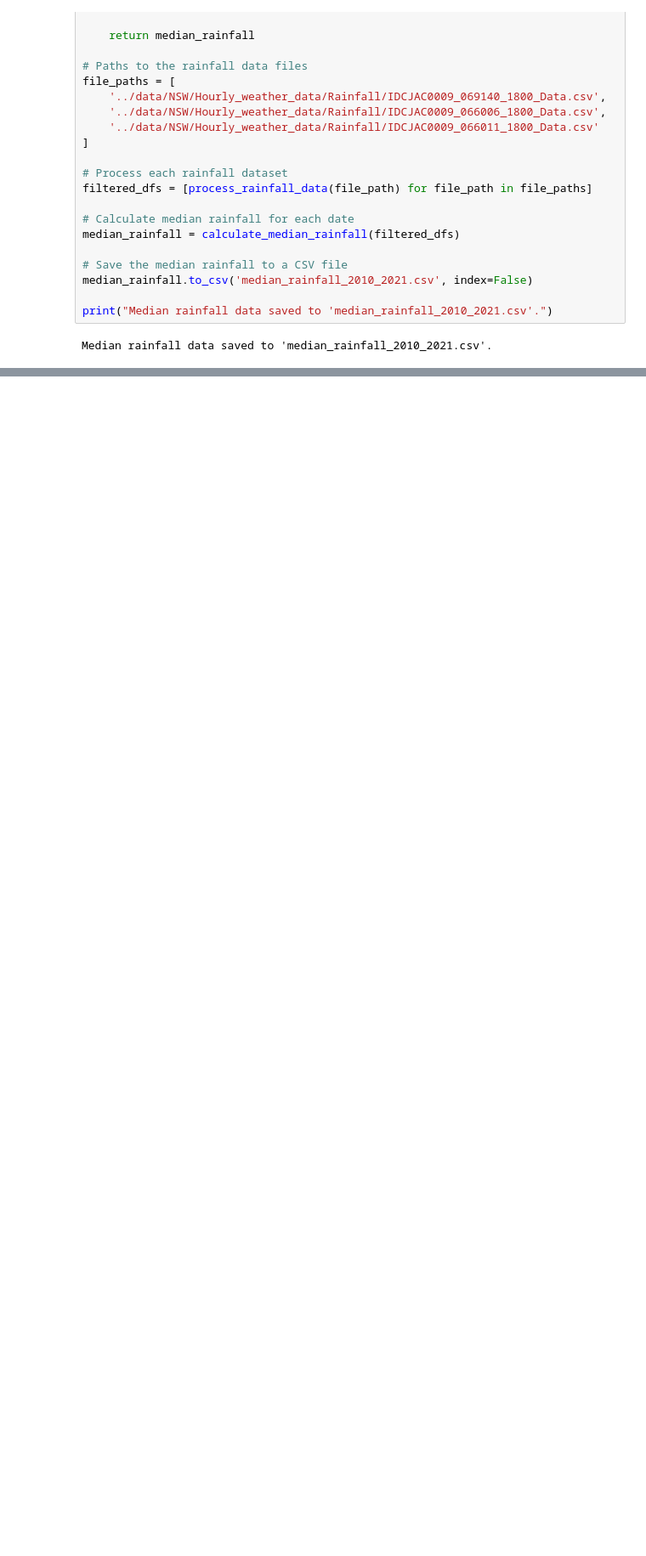
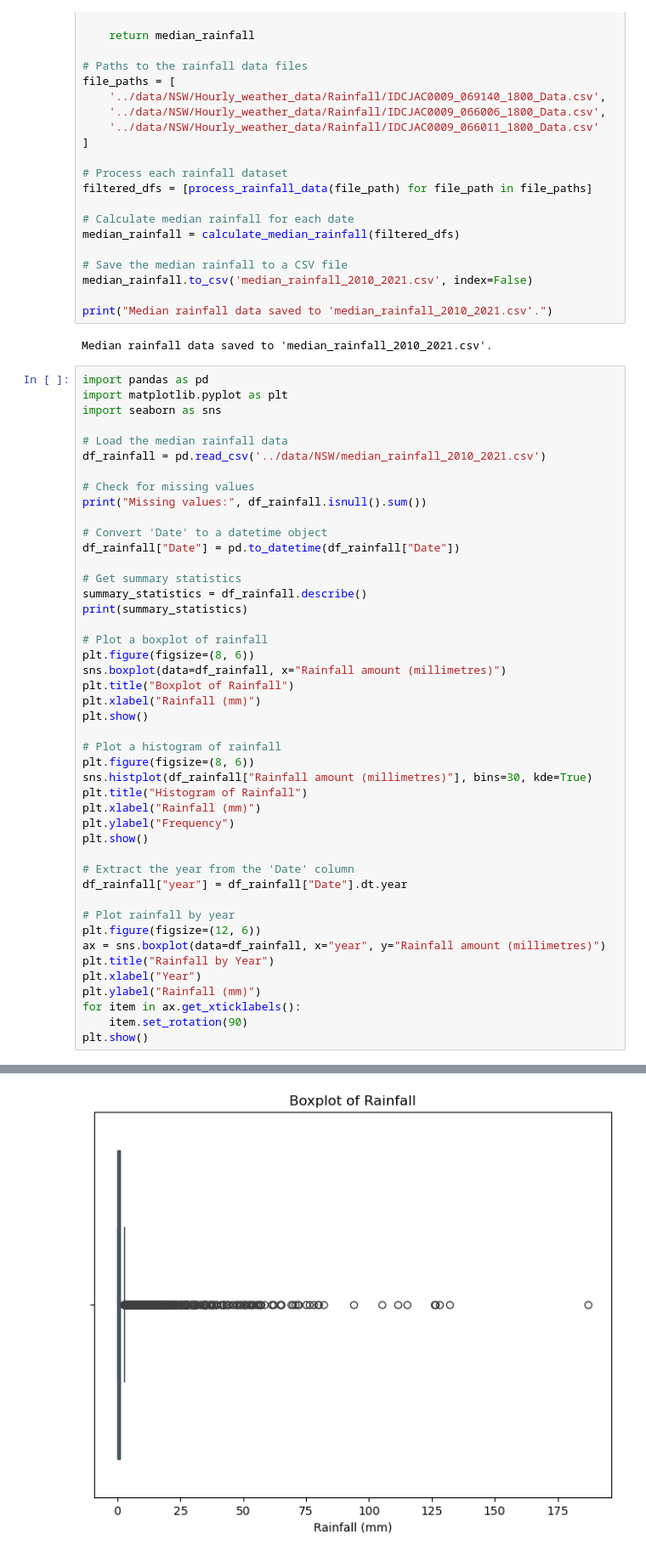
Before and after one commit to UNSW-ZZSC9020-H52024/Group5, a Jupyter notebook: src/EDA mg.ipynb, the cells around one changed output, grey strips where cells are left out. Shown at 85% size. Saved outputs shown, nothing was run; the diff lists cells and outputs as text; blank space fills up the shorter version.

Commit message:
rainfall 2

```diff
--- a/src/EDA mg.ipynb
+++ b/src/EDA mg.ipynb
@@ -254,3 +254,49 @@ median_rainfall.to_csv('median_rainfall_2010_2021.csv', index=False)
 print("Median rainfall data saved to 'median_rainfall_2010_2021.csv'.")
 # %% [output]
 Median rainfall data saved to 'median_rainfall_2010_2021.csv'.
+# %%
+import pandas as pd
+import matplotlib.pyplot as plt
+import seaborn as sns
+
+# Load the median rainfall data
+df_rainfall = pd.read_csv('../data/NSW/median_rainfall_2010_2021.csv')
+
+# Check for missing values
+print("Missing values:", df_rainfall.isnull().sum())
+
+# Convert 'Date' to a datetime object
+df_rainfall["Date"] = pd.to_datetime(df_rainfall["Date"])
+
+# Get summary statistics
+summary_statistics = df_rainfall.describe()
+print(summary_statistics)
+
+# Plot a boxplot of rainfall
+plt.figure(figsize=(8, 6))
+sns.boxplot(data=df_rainfall, x="Rainfall amount (millimetres)")
+plt.title("Boxplot of Rainfall")
+plt.xlabel("Rainfall (mm)")
+plt.show()
+
+# Plot a histogram of rainfall
+plt.figure(figsize=(8, 6))
+sns.histplot(df_rainfall["Rainfall amount (millimetres)"], bins=30, kde=True)
+plt.title("Histogram of Rainfall")
+plt.xlabel("Rainfall (mm)")
+plt.ylabel("Frequency")
+plt.show()
+
+# Extract the year from the 'Date' column
+df_rainfall["year"] = df_rainfall["Date"].dt.year
+
+# Plot rainfall by year
+plt.figure(figsize=(12, 6))
+ax = sns.boxplot(data=df_rainfall, x="year", y="Rainfall amount (millimetres)")
+plt.title("Rainfall by Year")
+plt.xlabel("Year")
+plt.ylabel("Rainfall (mm)")
+for item in ax.get_xticklabels():
+    item.set_rotation(90)
+plt.show()
+# %% [output]
@@ -256,0 +315 @@ Median rainfall data saved to 'median_rainfall_2010_2021.csv'.
+[figure, added]
```
Also changed, not shown: parts of 1 cell of this notebook, 1 other file.
